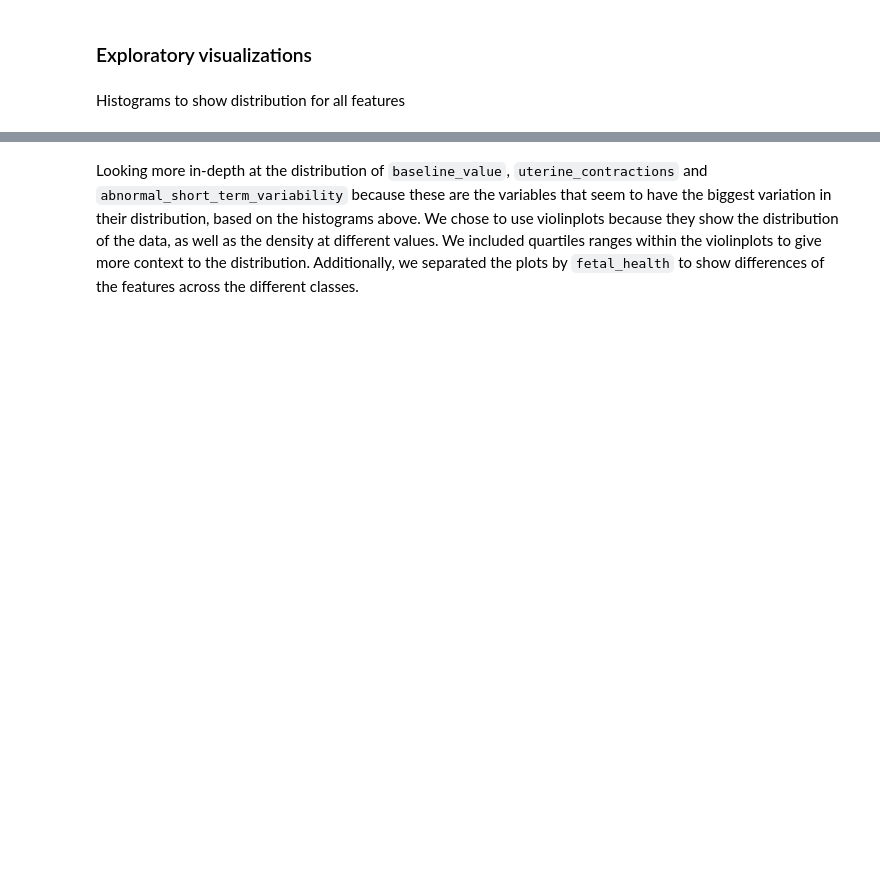
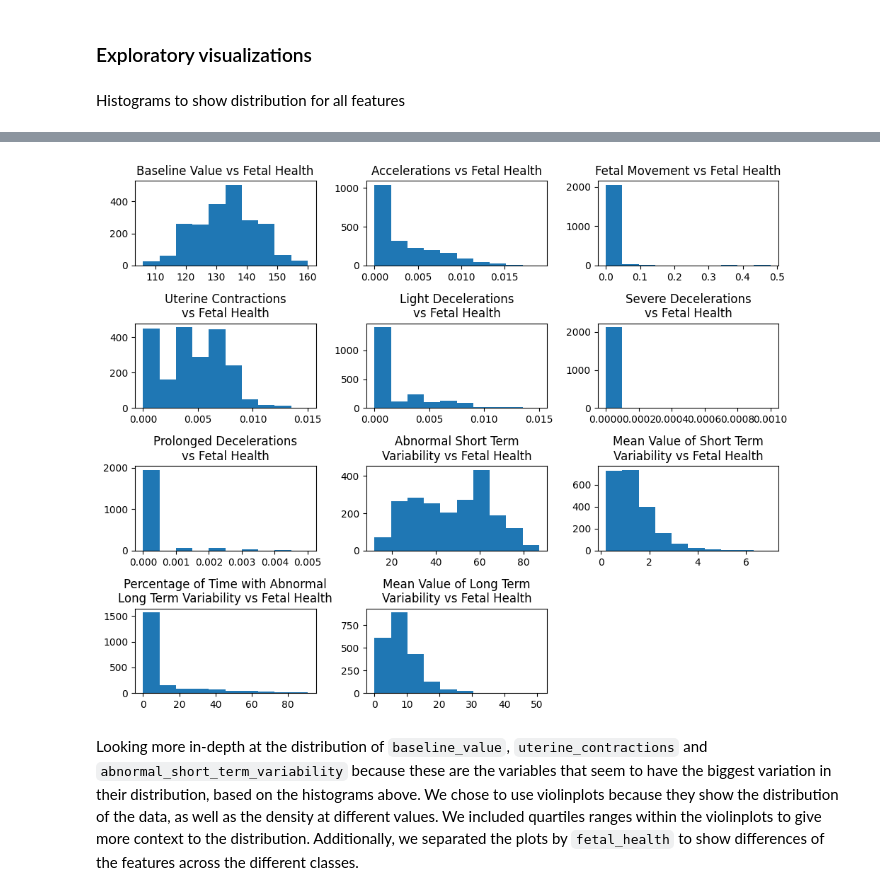
Before and after one commit to ivasslides/DS4021-Final-Project, a Jupyter notebook: Notebooks/descriptive.ipynb, the cells around one changed output, grey strips where cells are left out. Cells and saved outputs as stored; diff of their text form; code cells hidden in the pictures; blank space fills up the shorter version.

```diff
--- a/Notebooks/descriptive.ipynb
+++ b/Notebooks/descriptive.ipynb
@@ -88,3 +67,56 @@ plt.show()
+# %%
+# Histograms showing distribution for each feature
+fig, ax = plt.subplots(4, 3, figsize=(10, 8))
+# Flatten ax array for easy indexing
+ax = ax.flatten()
+
+# Plot histograms for each feature and add title
+ax[0].hist(X['baseline_value'])
+ax[0].set_title('Baseline Value vs Fetal Health')
+
+ax[1].hist(X['accelerations'])
+ax[1].set_title('Accelerations vs Fetal Health')
+
+ax[2].hist(X['fetal_movement'])
+ax[2].set_title('Fetal Movement vs Fetal Health')
+
+ax[3].hist(X['uterine_contractions'])
+ax[3].set_title('Uterine Contractions\nvs Fetal Health')
+
+ax[4].hist(X['light_decelerations'])
+ax[4].set_title('Light Decelerations\nvs Fetal Health')
+
+ax[5].hist(X['severe_decelerations'])
+ax[5].set_title('Severe Decelerations\nvs Fetal Health')
+
+ax[6].hist(X['prolongued_decelerations'])
+ax[6].set_title('Prolonged Decelerations\nvs Fetal Health')
+
+ax[7].hist(X['abnormal_short_term_variability'])
+ax[7].set_title('Abnormal Short Term\nVariability vs Fetal Health')
+
+ax[8].hist(X['mean_value_of_short_term_variability'])
+ax[8].set_title('Mean Value of Short Term\nVariability vs Fetal Health')
+
+ax[9].hist(X['percentage_of_time_with_abnormal_long_term_variability'])
+ax[9].set_title('Percentage of Time with Abnormal\nLong Term Variability vs Fetal Health')
+
+ax[10].hist(X['mean_value_of_long_term_variability'])
+ax[10].set_title('Mean Value of Long Term\nVariability vs Fetal Health')
+
+# Delete last, empty plot space
+fig.delaxes(ax[11])
+
+# Adjusting layout to leave more space for titles
+fig.subplots_adjust(hspace=0.8, wspace=0.6)
+
+# Saving histograms as PNG
+plt.savefig('../Outputs/feature_histograms.png', dpi=300)
+
+plt.tight_layout()
+plt.show()
+# %% [output]
+[figure, added]
 # %% [markdown]
 Looking more in-depth at the distribution of `baseline_value`, `uterine_contractions` and `abnormal_short_term_variability` because these are the variables that seem to have the biggest variation in their distribution, based on the histograms above. We chose to use violinplots because they show the distribution of the data, as well as the density at different values. We included quartiles ranges within the violinplots to give more context to the distribution. Additionally, we separated the plots by `fetal_health` to show differences of the features across the different classes.
 # %%
```
Also changed, not shown: parts of 8 cells of this notebook, 7 other files.
